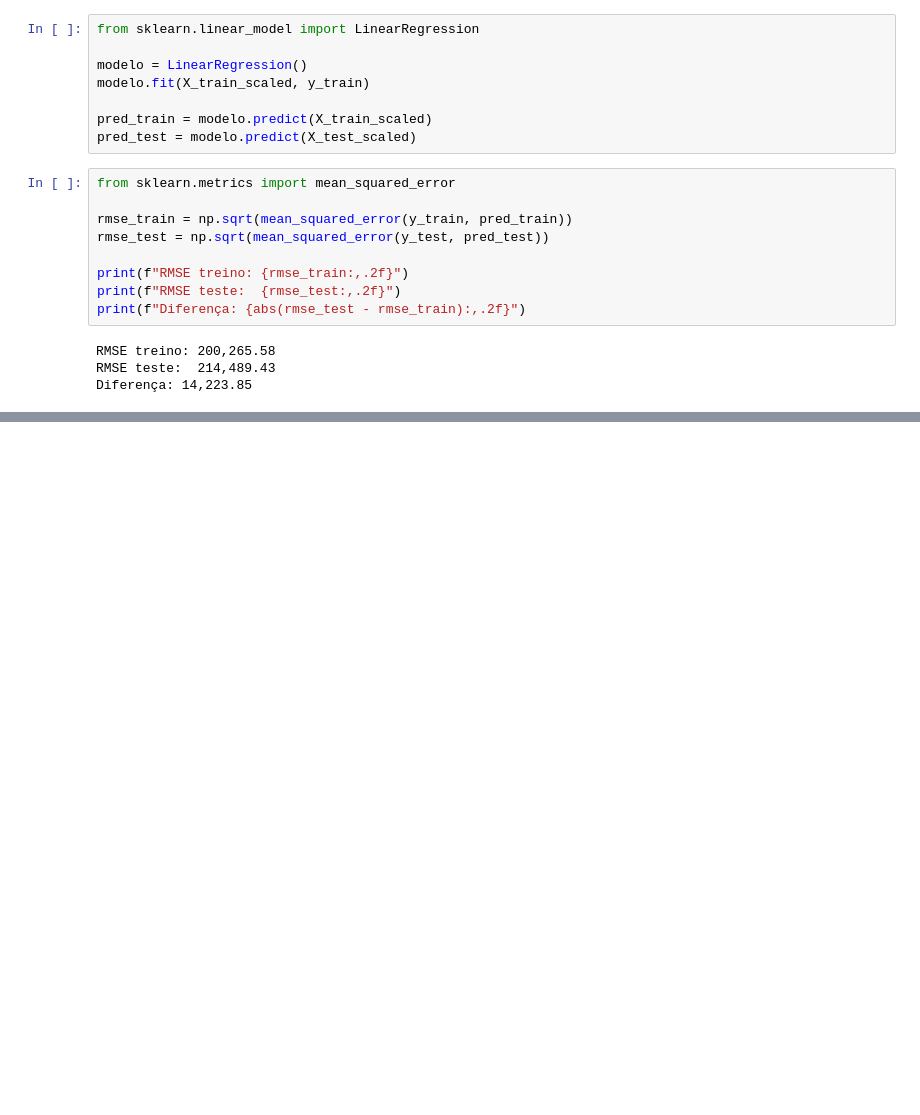
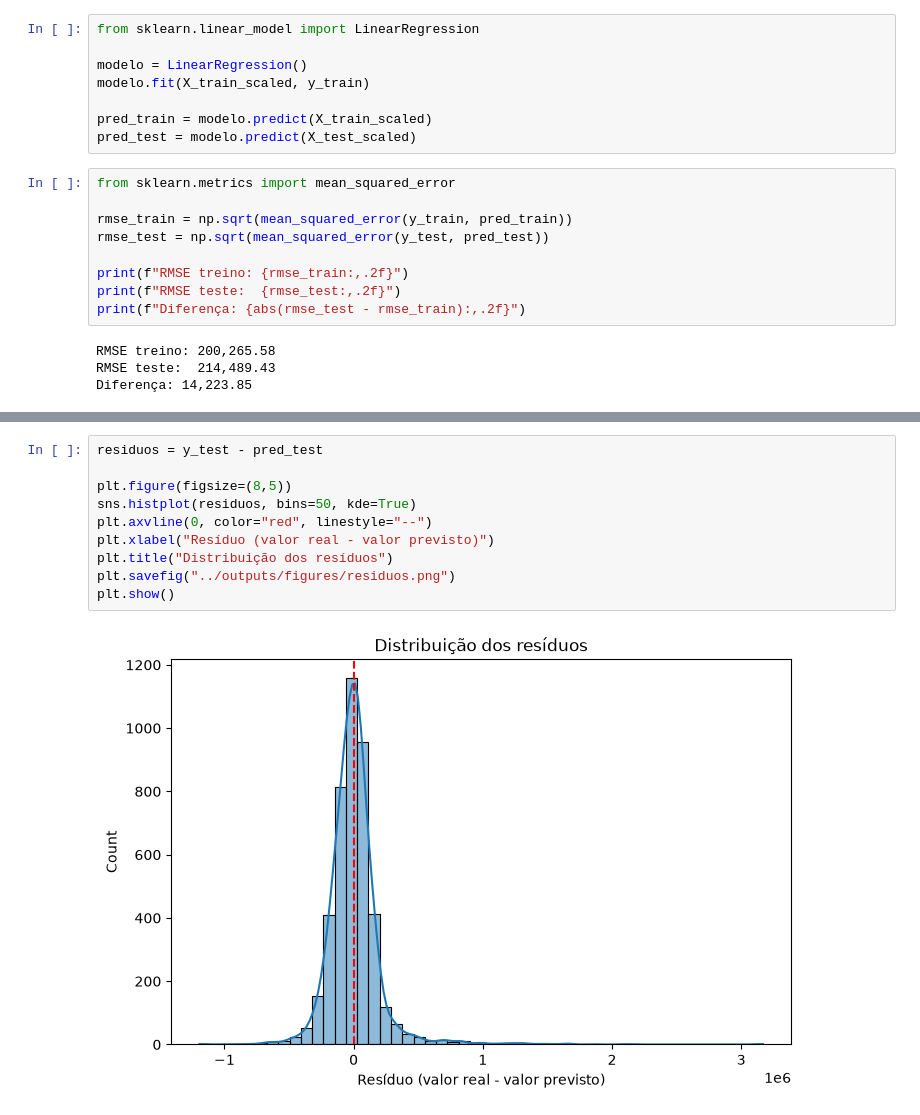
Before and after one commit to lindomarandradegertrudes/kc-house-precificacao, a Jupyter notebook: notebooks/projeto_precificacao.ipynb, the cells around one changed output, grey strips where cells are left out. Saved outputs shown, nothing was run; the diff lists cells and outputs as text; blank space fills up the shorter version.

```diff
--- a/notebooks/projeto_precificacao.ipynb
+++ b/notebooks/projeto_precificacao.ipynb
@@ -389,0 +425,12 @@ O RMSE de treino (R$ 200.265,58) e de teste (R$ 214.489,43) apresentam diferenç
+# %%
+residuos = y_test - pred_test
+
+plt.figure(figsize=(8,5))
+sns.histplot(residuos, bins=50, kde=True)
+plt.axvline(0, color="red", linestyle="--")
+plt.xlabel("Resíduo (valor real - valor previsto)")
+plt.title("Distribuição dos resíduos")
+plt.savefig("../outputs/figures/residuos.png")
+plt.show()
+# %% [output]
+[figure, added]
```
Also changed, not shown: parts of 9 cells of this notebook, 4 other files.
